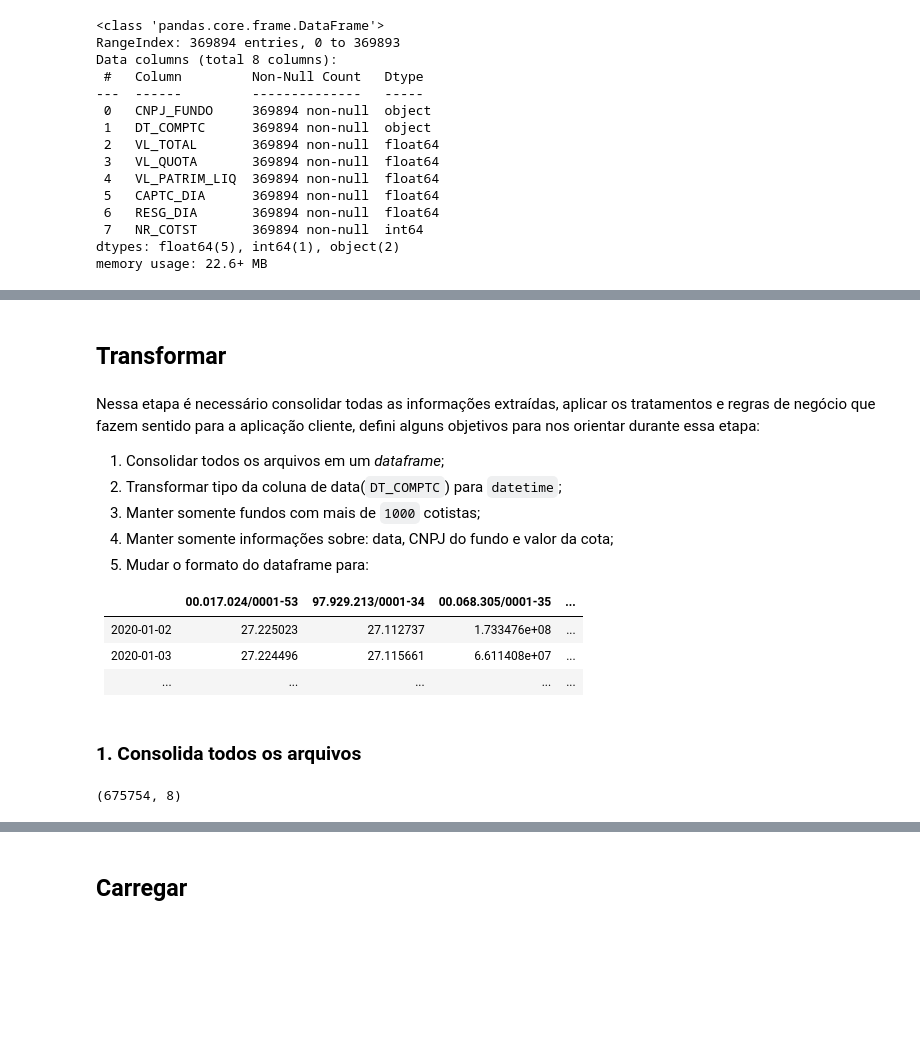
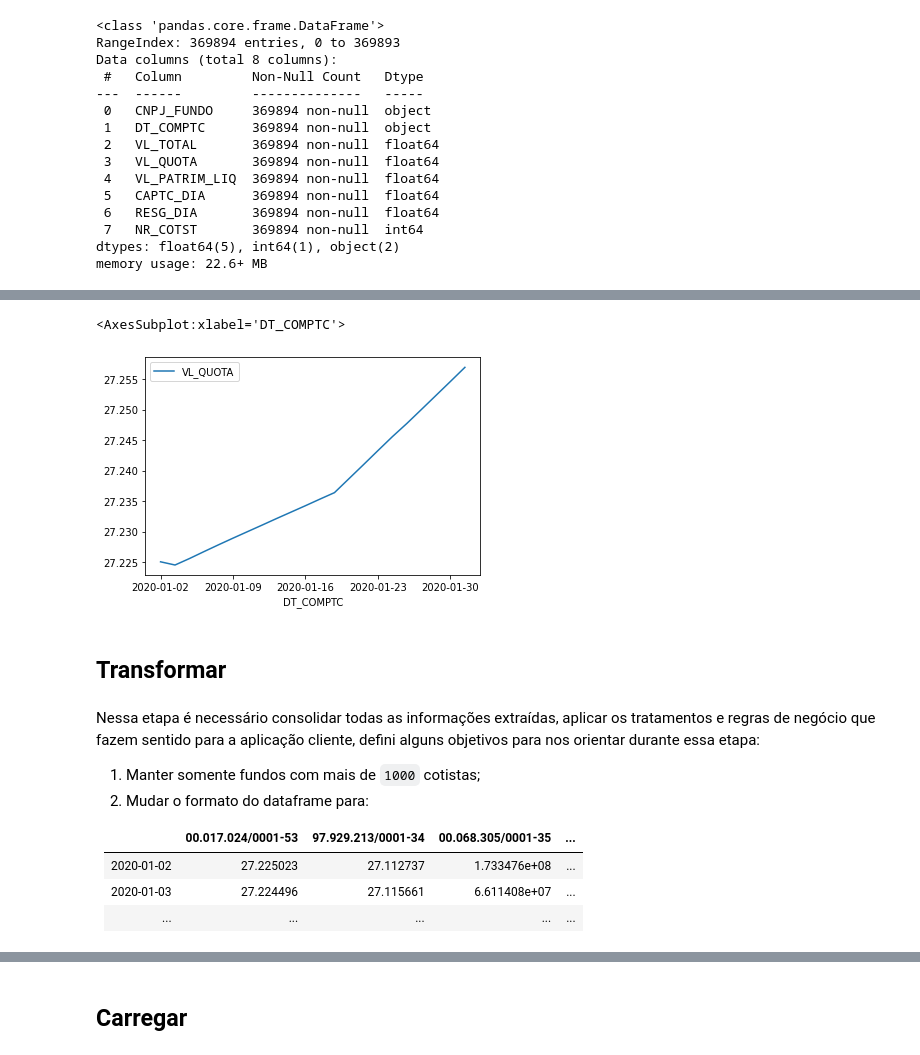
Before and after one commit to matheusbsilva/python-etl, a Jupyter notebook: ETL_open_data.ipynb, the cells around one changed output, grey strips where cells are left out. Cells and saved outputs as stored; diff of their text form; code cells hidden in the pictures; blank space fills up the shorter version.

```diff
--- a/ETL_open_data.ipynb
+++ b/ETL_open_data.ipynb
@@ -82,4 +68,7 @@ data = pd.date_range(start='2019-01', end='2020-01', freq='M')[0]
+# %%
+def generate_dates(start, end, freq='M', format='%Y%m'):
+    return [date.strftime(format) for date in pd.date_range(start=start, end=end, freq=freq)]
 # %%
-date_list = generate_date('2020-01', '2020-03')
+date_list = generate_dates('2020-01', '2020-02')
 # %% [markdown]
 ### Requisita e salva os arquivos
@@ -90,2 +75,6 @@ date_list = generate_date('2020-01', '2020-03')
 # %%
-response = requests.get('http://dados.cvm.gov.br/dados/FI/DOC/INF_DIARIO/DADOS/inf_diario_fi_202003.csv')
+def extract(date_list):
+    base_url = 'http://dados.cvm.gov.br/dados/FI/DOC/INF_DIARIO/DADOS/inf_diario_fi_{date}.csv'
+
+    dfs = [pd.read_csv(base_url.format(date=date), sep=';') for date in date_list]
+    return pd.concat(dfs)
@@ -119,0 +81,2 @@ saved_files
+# %%
+df_extract = extract(date_list)
@@ -170,18 +140,19 @@ len(df.CNPJ_FUNDO.unique())
+# %%
+df_extract[df_extract.CNPJ_FUNDO == '00.017.024/0001-53'].plot(x='DT_COMPTC', y='VL_QUOTA')
+# %% [output]
+<AxesSubplot:xlabel='DT_COMPTC'>
+[figure, added]
 # %% [markdown]
 ## Transformar
 # %% [markdown]
 Nessa etapa é necessário consolidar todas as informações extraídas, aplicar os tratamentos e regras de negócio que fazem sentido para a aplicação cliente, defini alguns objetivos para nos orientar durante essa etapa:
 
-1. Consolidar todos os arquivos em um *dataframe*;
-2. Transformar tipo da coluna de data(`DT_COMPTC`) para `datetime`;
-3. Manter somente fundos com mais de `1000` cotistas;
-4. Manter somente informações sobre: data, CNPJ do fundo e valor da cota;
-5. Mudar o formato do dataframe para:
+1. Manter somente fundos com mais de `1000` cotistas;
+2. Mudar o formato do dataframe para:
+
 
 |            | 00.017.024/0001-53 | 97.929.213/0001-34 | 00.068.305/0001-35 | ... |
 |------------|--------------------|--------------------|--------------------|-----|
 | 2020-01-02 | 27.225023          | 27.112737          | 1.733476e+08       | ... |
 | 2020-01-03 | 27.224496          | 27.115661          | 6.611408e+07       | ... |
 | ...        | ...                | ...                | ...                | ... |
-# %% [markdown]
-### 1. Consolida todos os arquivos
@@ -191,4 +158,0 @@ raw_df = pd.concat(raw_df_list)
-# %%
-raw_df.shape
-# %% [output]
-(675754, 8)
```
Also changed, not shown: parts of 56 cells of this notebook, 5 other files.
